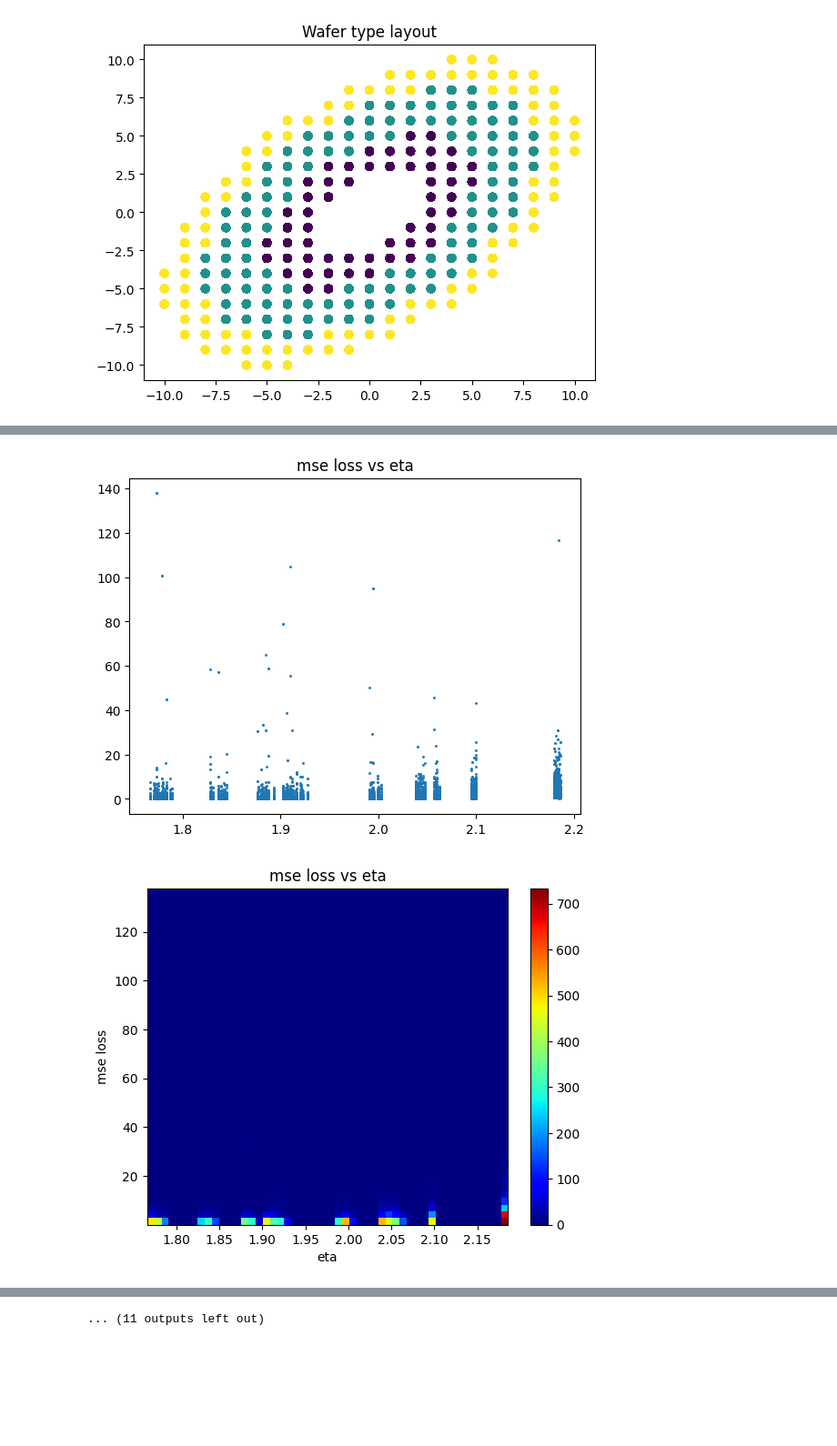
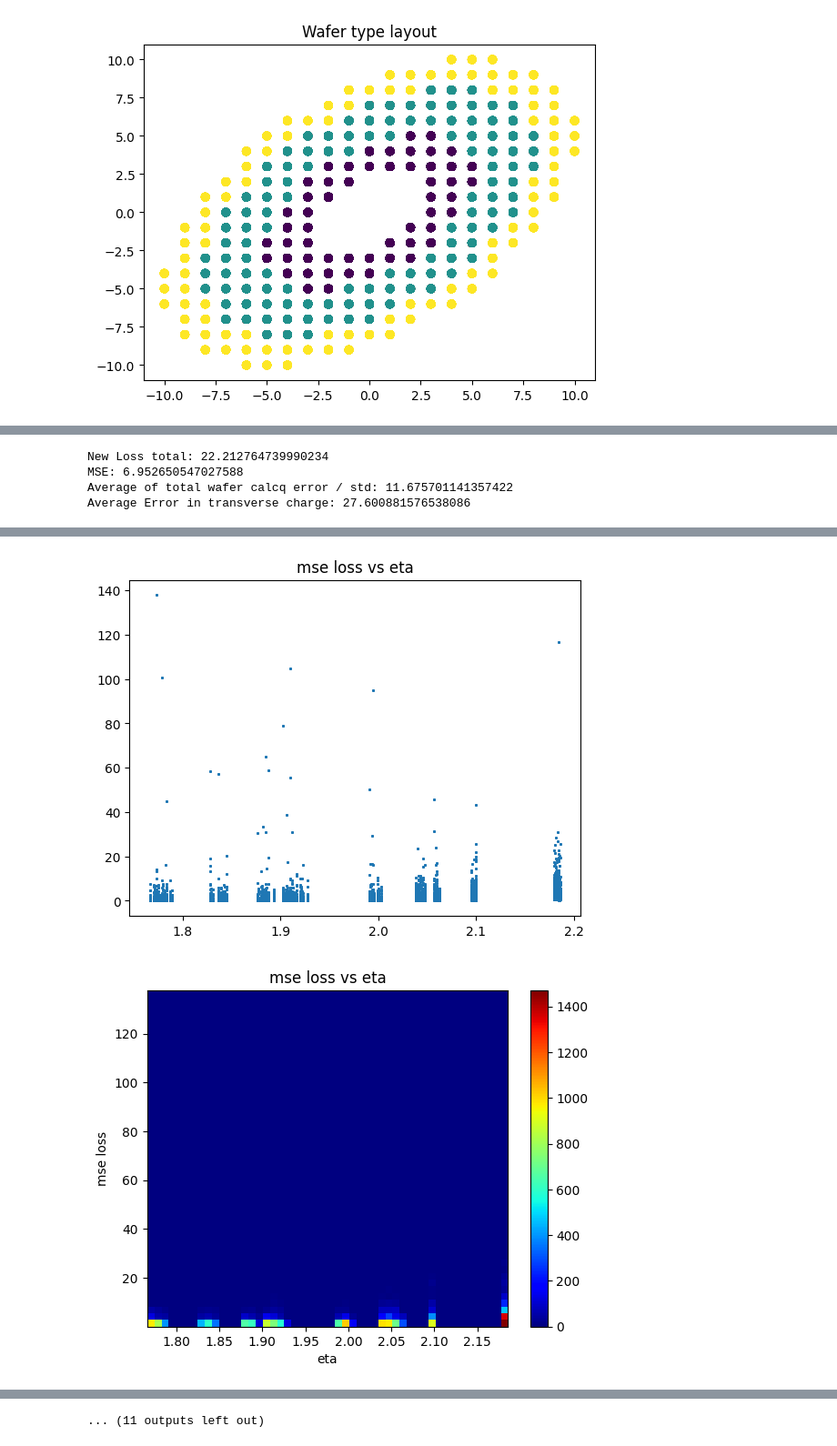
Before and after one commit to nswood/HGCAL_AE, a Jupyter notebook: AE_Training_on_tt_bar_sim_energy_greater_0.ipynb, the cells around one changed output, grey strips where cells are left out. Shown at 91% size. Drawn from its saved outputs; the diff is of its cells as text; code cells hidden in the pictures; blank space fills up the shorter version.

Commit message:
updated graphs

```diff
--- a/AE_Training_on_tt_bar_sim_energy_greater_0.ipynb
+++ b/AE_Training_on_tt_bar_sim_energy_greater_0.ipynb
@@ -129,7 +129,7 @@ test_d1_flat = DataLoader(
     shuffle=False
 )
 # %%
-size_train =200000
+size_train =100000
 size_test = 20000
 train_loc = dt_2[0:size_train]
 test_loc = dt_2[-size_test:]
@@ -166,7 +166,7 @@ test_d2_flat = DataLoader(
 )
 # %%
 size_train =100000
-size_test = 10000
+size_test = 20000
 train_loc = dt_3[0:size_train]
 test_loc = dt_3[-size_test:]
 # train = torch.vstack([train,largest[0:1000]] )
@@ -219,18 +219,21 @@ def log_dif_weighted_AE_MSE(data, pred,alpha = 1):
 def calcQ_Error(data,pred, mean,std):
     return torch.mean(torch.sum(torch.abs(pred-pred),dim=1))*std+mean
 
-def new_loss(data,pred,epoch,cut = 5):
+def std_error(data,pred):
+    return torch.mean(torch.sum(torch.abs(torch.subtract(data,pred)),dim=1))
+
+def new_loss(data,pred,epoch,cut = 15):
     #Reconstruction
     mse = AE_MSE(data,pred)
     if epoch < cut:
-        return mse + std_error(data,pred) + torch.log(calcQ_Error(data,pred,dt_1_mean,dt_1_std))
+        return mse + std_error(data,pred) + torch.log(calcQ_Error(data,pred,mean_dt_1,std_dt_1))
     else:
         #Energy Conservation
         sum_dt, sum_pred = torch.sum(data, dim=1), torch.sum(pred,dim=1)
         sum_error = torch.sum(torch.norm(sum_dt-sum_pred))
 
 
-        return  mse +std_error(data,pred)+ torch.log(calcQ_Error(data,pred,dt_1_mean,dt_1_std))+ sum_error*np.min([(epoch-cut)/cut,1])
+        return  mse +std_error(data,pred)+ torch.log(calcQ_Error(data,pred,mean_dt_1,std_dt_1))+ 0.1*sum_error*np.min([(epoch-cut)/cut,1])
 # %%
 num_epochs = 100
 lr = 0.00045
@@ -240,6 +243,8 @@ loss =new_loss
 #batch 500
 
 # model_1 = Naive_DAE([48,250,100,16])
+model_1 = torch.load('models/dt_1_greater_0_250_100')
+test = dt_1[-size_test:,0:48]
 
 optimizer = optim.Adam(model_1.parameters(), lr,weight_decay=5e-2)
 scheduler = torch.optim.lr_scheduler.ReduceLROnPlateau(optimizer, 'min',factor = 0.5)
@@ -250,7 +255,7 @@ all_train_losses = []
 # train
 running_loss = float("inf")
 for epoch in range(num_epochs):
-
+    break
     losses = []
 
     for i, data_list in enumerate(train_d1_flat):
@@ -313,9 +317,20 @@ tensor(11.7341, grad_fn=<MeanBackward0>)
+# %%
+print(f'New Loss total: {new_loss(model_1(dt_1[-size_test:,0:48]),dt_1[-size_test:,0:48],epoch =10000)}')
+print(f'MSE: {AE_MSE(model_1(dt_1[-size_test:,0:48]),dt_1[-size_test:,0:48]).item()}')
+print(f'Average of total wafer calcq error / std: {std_error(model_1(dt_1[-size_test:,0:48]),dt_1[-size_test:,0:48])}')
+print(f'Average Error in transverse charge: {calcQ_Error(model_1(dt_1[-size_test:,0:48]),dt_1[-size_test:,0:48], mean_dt_1,std_dt_1)}')
+# %% [output]
+New Loss total: 22.212764739990234
+MSE: 6.952650547027588
+Average of total wafer calcq error / std: 11.675701141357422
+Average Error in transverse charge: 27.600881576538086
 # %%
 # fine-tune autoencoder
 #batch 500
 
 
-model_2 = Naive_DAE([48,250,100,16])
+# model_2 = Naive_DAE([48,250,100,16])
+model_2 = torch.load('models/dt_2_greater_0_250_100')
 test = dt_2[-size_test:,0:48]
 
 optimizer = optim.Adam(model_2.parameters(), lr,weight_decay=5e-2)
@@ -326,7 +341,7 @@ all_train_losses = []
 # train
 running_loss = float("inf")
 for epoch in range(num_epochs):
-
+    break
     losses = []
 
     for i, data_list in enumerate(train_d2_flat):
@@ -384,4 +387,4 @@ Average % Error of Energy Reconstruction 0.03710316866636276
 [figure]
-[figure, old version]
+[figure, new version]
 [figure]
 ... (11 outputs left out)
```
Also changed, not shown: parts of 14 cells of this notebook.
